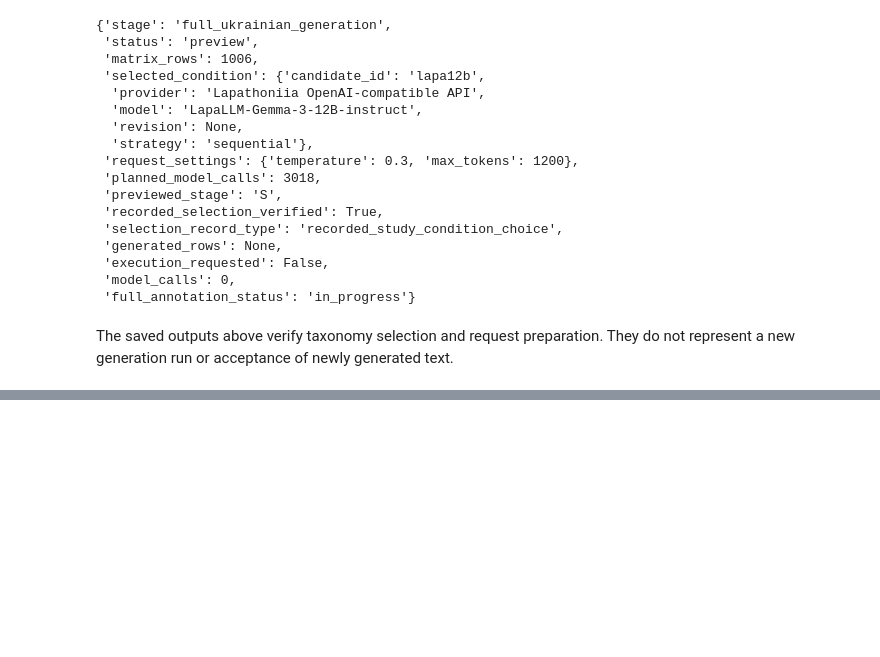
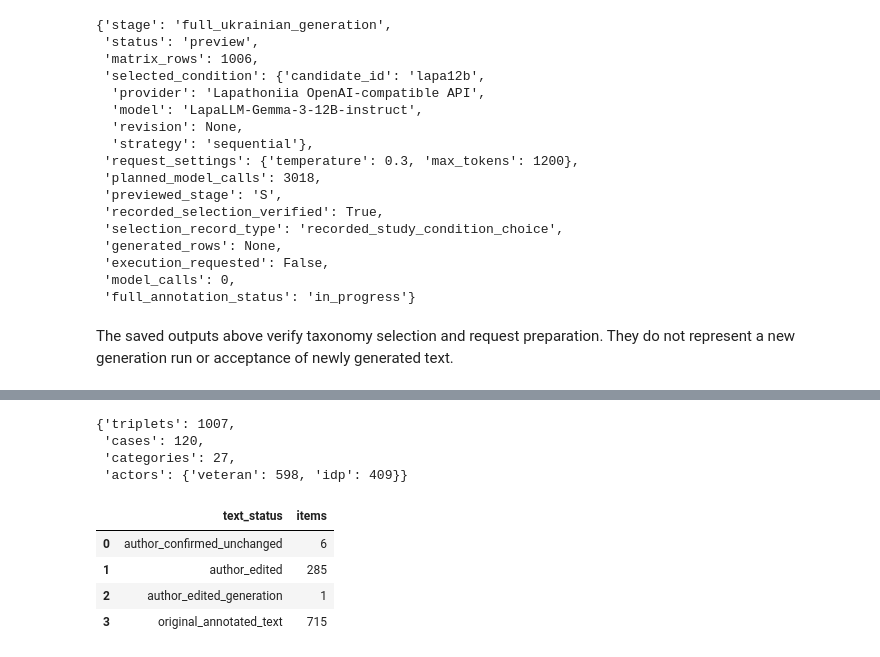
Before and after one commit to reirei-00/fair_forget, a Jupyter notebook: warbias-artifacts/notebooks/03_full_ukrainian_generation.ipynb, the cells around one changed output, grey strips where cells are left out. Drawn from its saved outputs; the diff is of its cells as text; code cells hidden in the pictures; blank space fills up the shorter version.

```diff
--- a/warbias-artifacts/notebooks/03_full_ukrainian_generation.ipynb
+++ b/warbias-artifacts/notebooks/03_full_ukrainian_generation.ipynb
@@ -481,0 +497,24 @@ do not represent a new generation run or acceptance of newly generated text.
+# %%
+from warbias_kit.warbias.dataset import load_dataset
+
+current_dataset = load_dataset(project)
+display(current_dataset["summary"])
+text_versions = DataFrame(current_dataset["metadata"]["text_provenance"])
+display(text_versions.groupby("text_status").size().rename("items").reset_index())
+current_ukrainian = DataFrame(current_dataset["rows"]["uk"])
+display(
+    current_ukrainian.loc[
+        current_ukrainian["id"].eq("WB-1201"),
+        ["id", "case_id", "stereotype", "counter_stereotype", "unrelated"],
+    ]
+)
+# %% [output]
+{'triplets': 1007,
+ 'cases': 120,
+ 'categories': 27,
+ 'actors': {'veteran': 598, 'idp': 409}}
+|  | text_status | items |
+| 0 | author_confirmed_unchanged | 6 |
+| 1 | author_edited | 285 |
+| 2 | author_edited_generation | 1 |
+| 3 | original_annotated_text | 715 |
```
Also changed, not shown: parts of 6 cells of this notebook, 38 other files.
